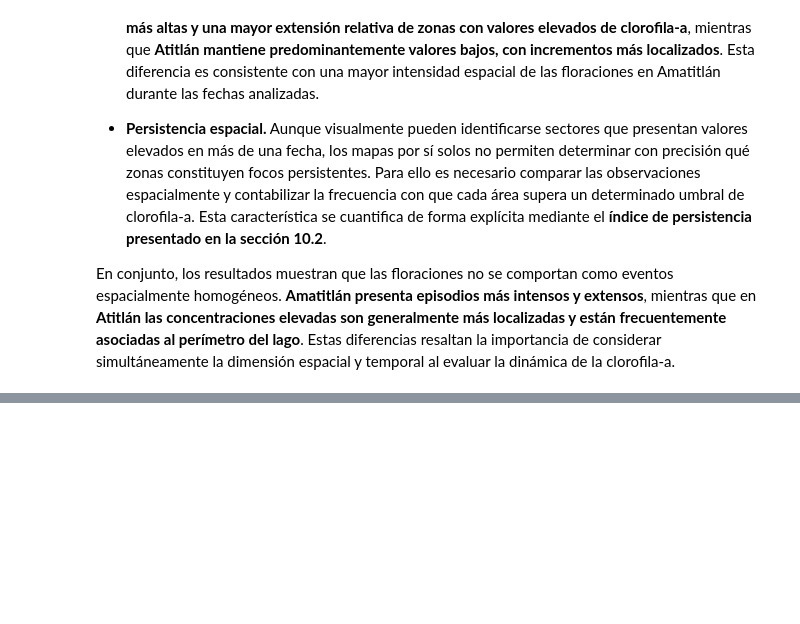
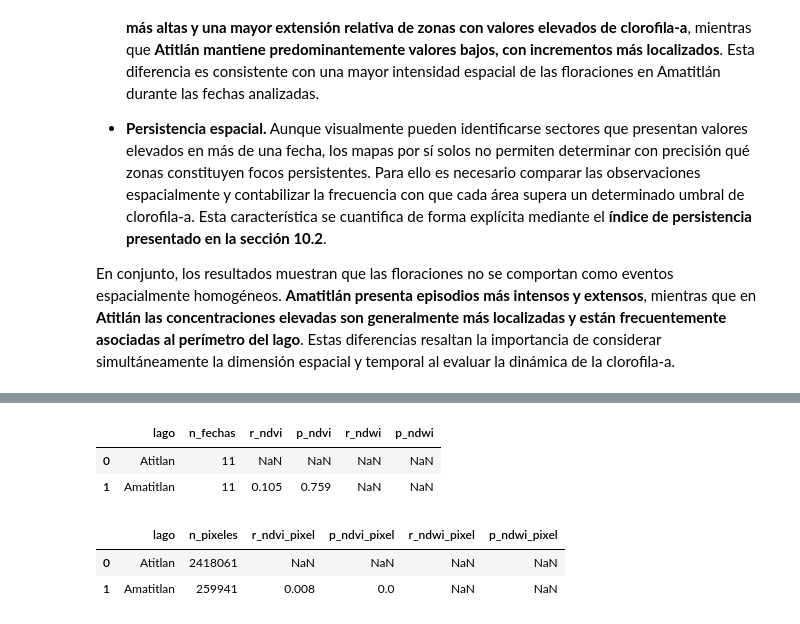
Before and after one commit to dannyrmrz/Lab04-DataScience, a Jupyter notebook: Lab04_Cianobacteria.ipynb, the cells around one changed output, grey strips where cells are left out. Cells and saved outputs as stored; diff of their text form; code cells hidden in the pictures; blank space fills up the shorter version.

```diff
--- a/Lab04_Cianobacteria.ipynb
+++ b/Lab04_Cianobacteria.ipynb
@@ -596,0 +609,47 @@ En conjunto, los resultados muestran que las floraciones no se comportan como ev
+# %%
+from scipy import stats
+
+
+def correlacion_temporal(lago):
+    g = TEMPORAL[TEMPORAL.lago == lago]
+    r_ndvi, p_ndvi = stats.pearsonr(g.ndvi_agua, g.chla_media)
+    r_ndwi, p_ndwi = stats.pearsonr(g.ndwi_agua, g.chla_media)
+    return {"lago": lago, "n_fechas": len(g),
+            "r_ndvi": r_ndvi, "p_ndvi": p_ndvi,
+            "r_ndwi": r_ndwi, "p_ndwi": p_ndwi}
+
+
+CORRELACION_TEMPORAL = pd.DataFrame([correlacion_temporal(l) for l in LAGOS])
+CORRELACION_TEMPORAL.round(3)
+# %% [output]
+|  | lago | n_fechas | r_ndvi | p_ndvi | r_ndwi | p_ndwi |
+| 0 | Atitlan | 11 | NaN | NaN | NaN | NaN |
+| 1 | Amatitlan | 11 | 0.105 | 0.759 | NaN | NaN |
+# %%
+def correlacion_pixel(lago):
+    """Correlación usando todos los píxeles de agua válidos de todas las fechas del lago."""
+    fechas = ESCENAS.loc[ESCENAS.lago == lago, "fecha"].tolist()
+    ndvis, ndwis, chlas = [], [], []
+    for fecha in fechas:
+        ix = calcular_indices(lago, fecha)
+        valido = ~np.isnan(ix["chla"])
+        ndvis.append(ix["ndvi"][valido])
+        ndwis.append(ix["ndwi"][valido])
+        chlas.append(ix["chla"][valido])
+
+    ndvi_todo = np.concatenate(ndvis)
+    ndwi_todo = np.concatenate(ndwis)
+    chla_todo = np.concatenate(chlas)
+    r_ndvi, p_ndvi = stats.pearsonr(ndvi_todo, chla_todo)
+    r_ndwi, p_ndwi = stats.pearsonr(ndwi_todo, chla_todo)
+    return {"lago": lago, "n_pixeles": len(chla_todo),
+            "r_ndvi_pixel": r_ndvi, "p_ndvi_pixel": p_ndvi,
+            "r_ndwi_pixel": r_ndwi, "p_ndwi_pixel": p_ndwi}
+
+
+CORRELACION_PIXEL = pd.DataFrame([correlacion_pixel(l) for l in LAGOS])
+CORRELACION_PIXEL.round(3)
+# %% [output]
+|  | lago | n_pixeles | r_ndvi_pixel | p_ndvi_pixel | r_ndwi_pixel | p_ndwi_pixel |
+| 0 | Atitlan | 2418061 | NaN | NaN | NaN | NaN |
+| 1 | Amatitlan | 259941 | 0.008 | 0.0 | NaN | NaN |
```
Also changed, not shown: parts of 3 cells of this notebook, 1 other file.
